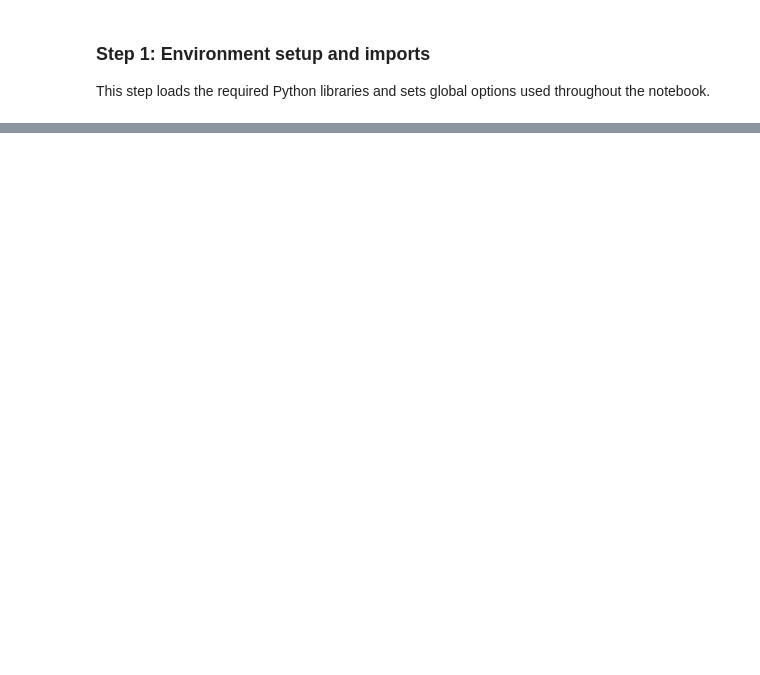
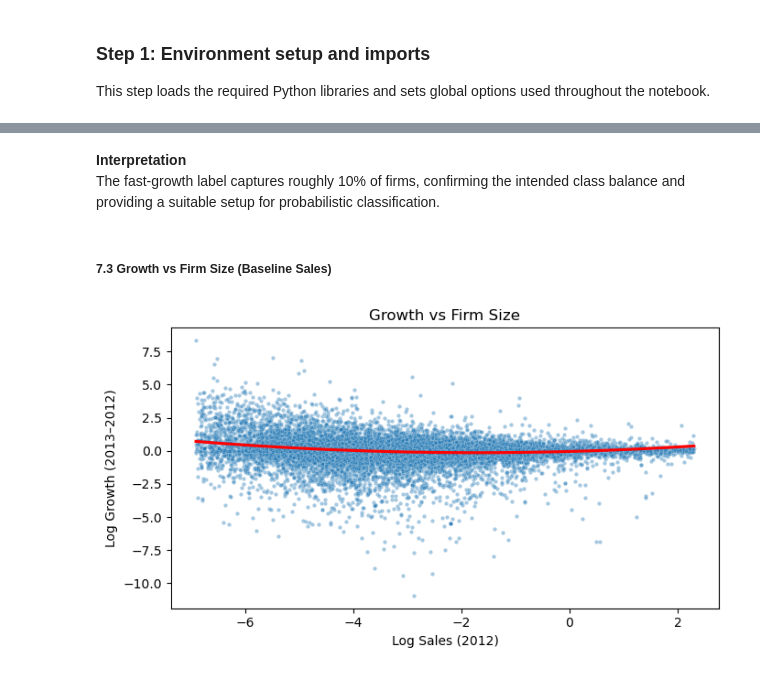
Before and after one commit to zarizachow/Data-Analysis-3, a Jupyter notebook: Assignment-2/chowdhury_zariza_assignment_2_code.ipynb, the cells around one changed output, grey strips where cells are left out. Saved outputs shown, nothing was run; the diff lists cells and outputs as text; code cells hidden in the pictures; blank space fills up the shorter version.

```diff
--- a/Assignment-2/chowdhury_zariza_assignment_2_code.ipynb
+++ b/Assignment-2/chowdhury_zariza_assignment_2_code.ipynb
@@ -27,0 +92,5 @@ This step loads the required Python libraries and sets global options used throu
+# %%
+# restrict the panel window
+data = data.query("year >= 2010 and year <= 2015").copy()
+
+data.shape
@@ -27,0 +609,35 @@ This step loads the required Python libraries and sets global options used throu
+# %% [markdown]
+**Interpretation**
+The fast-growth label captures roughly 10% of firms, confirming the intended class balance and providing a suitable setup for probabilistic classification.
+# %% [markdown]
+##### 7.3 Growth vs Firm Size (Baseline Sales)
+# %%
+# Growth vs baseline size
+fig_path = os.path.join(output_plots, "growth_vs_size_2012.png")
+overwrite_fig(fig_path)
+
+plt.figure(figsize=(7, 4))
+sns.scatterplot(
+    x="sales_mil_log",
+    y="growth_log_2013_2012",
+    data=df_model,
+    s=10,
+    alpha=0.4
+)
+sns.regplot(
+    x="sales_mil_log",
+    y="growth_log_2013_2012",
+    data=df_model,
+    scatter=False,
+    order=2,
+    ci=None,
+    color="red"
+)
+plt.xlabel("Log Sales (2012)")
+plt.ylabel("Log Growth (2013–2012)")
+plt.title("Growth vs Firm Size")
+plt.tight_layout()
+plt.savefig(fig_path)
+plt.show()
+# %% [output]
+[figure, added]
```
Also changed, not shown: parts of 65 cells of this notebook, 17 other files.
